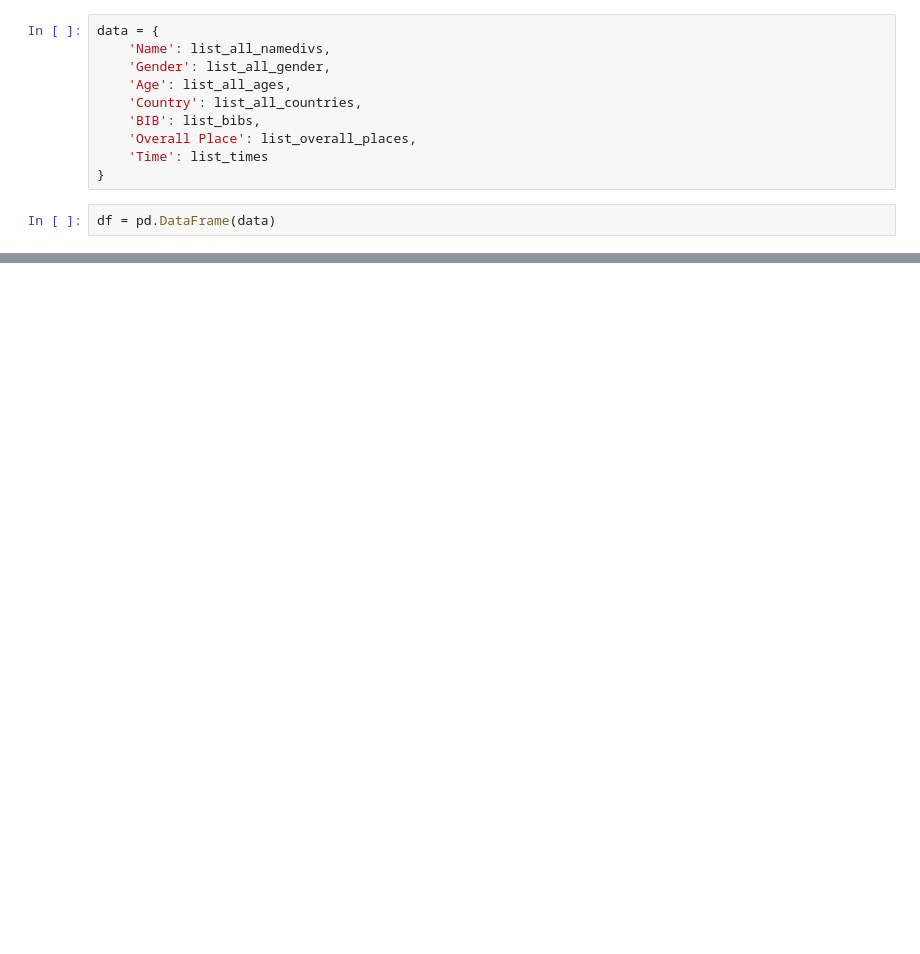
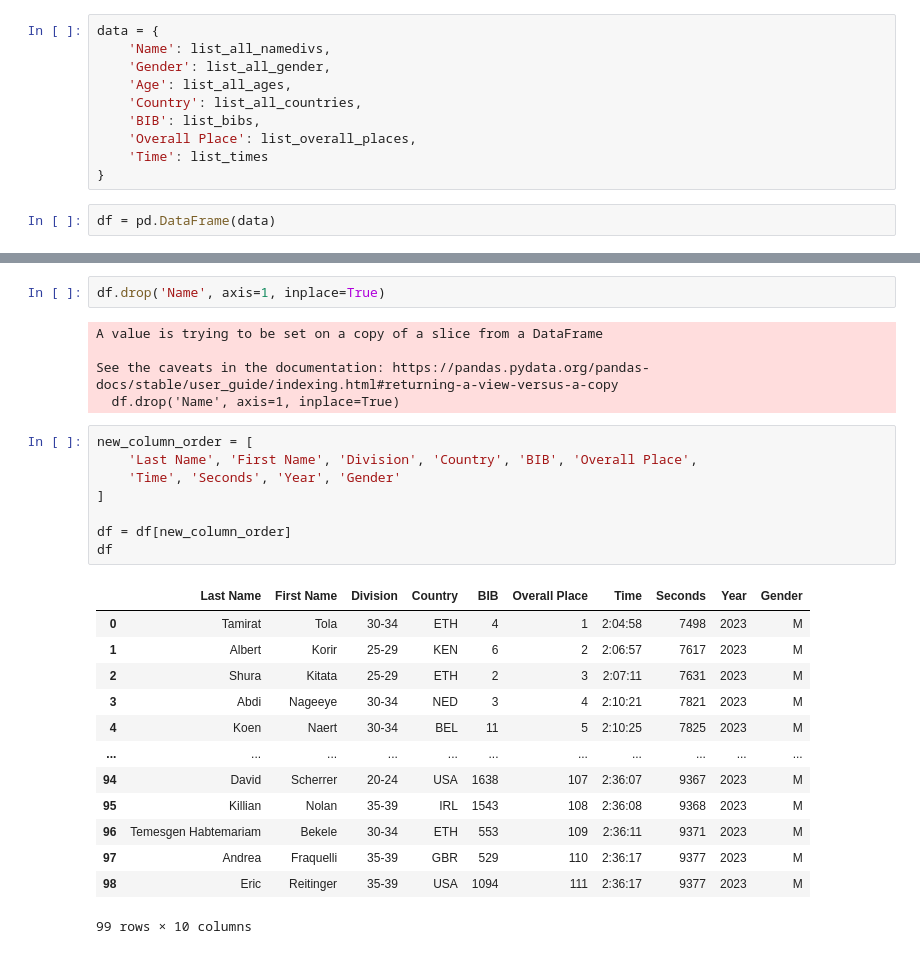
Before and after one commit to snwnkang/CS171_Final_vis_Marathon, a Jupyter notebook: NY_Marathon_Scrape.ipynb, the cells around one changed output, grey strips where cells are left out. Saved outputs shown, nothing was run; the diff lists cells and outputs as text; blank space fills up the shorter version.

```diff
--- a/NY_Marathon_Scrape.ipynb
+++ b/NY_Marathon_Scrape.ipynb
@@ -9451,0 +5259,29 @@ df
+# %%
+df.drop('Name', axis=1, inplace=True)
+# %% [output]
+A value is trying to be set on a copy of a slice from a DataFrame
+
+See the caveats in the documentation: https://pandas.pydata.org/pandas-docs/stable/user_guide/indexing.html#returning-a-view-versus-a-copy
+  df.drop('Name', axis=1, inplace=True)
+# %%
+new_column_order = [
+    'Last Name', 'First Name', 'Division', 'Country', 'BIB', 'Overall Place',
+    'Time', 'Seconds', 'Year', 'Gender'
+]
+
+df = df[new_column_order]
+df
+# %% [output]
+|  | Last Name | First Name | Division | Country | BIB | Overall Place | Time | Seconds | Year | Gender |
+| 0 | Tamirat | Tola | 30-34 | ETH | 4 | 1 | 2:04:58 | 7498 | 2023 | M |
+| 1 | Albert | Korir | 25-29 | KEN | 6 | 2 | 2:06:57 | 7617 | 2023 | M |
+| 2 | Shura | Kitata | 25-29 | ETH | 2 | 3 | 2:07:11 | 7631 | 2023 | M |
+| 3 | Abdi | Nageeye | 30-34 | NED | 3 | 4 | 2:10:21 | 7821 | 2023 | M |
+| 4 | Koen | Naert | 30-34 | BEL | 11 | 5 | 2:10:25 | 7825 | 2023 | M |
+| ... | ... | ... | ... | ... | ... | ... | ... | ... | ... | ... |
+| 94 | David | Scherrer | 20-24 | USA | 1638 | 107 | 2:36:07 | 9367 | 2023 | M |
+| 95 | Killian | Nolan | 35-39 | IRL | 1543 | 108 | 2:36:08 | 9368 | 2023 | M |
+| 96 | Temesgen Habtemariam | Bekele | 30-34 | ETH | 553 | 109 | 2:36:11 | 9371 | 2023 | M |
+| 97 | Andrea | Fraquelli | 35-39 | GBR | 529 | 110 | 2:36:17 | 9377 | 2023 | M |
+| 98 | Eric | Reitinger | 35-39 | USA | 1094 | 111 | 2:36:17 | 9377 | 2023 | M |
+99 rows × 10 columns
```
Also changed, not shown: parts of 25 cells of this notebook.
